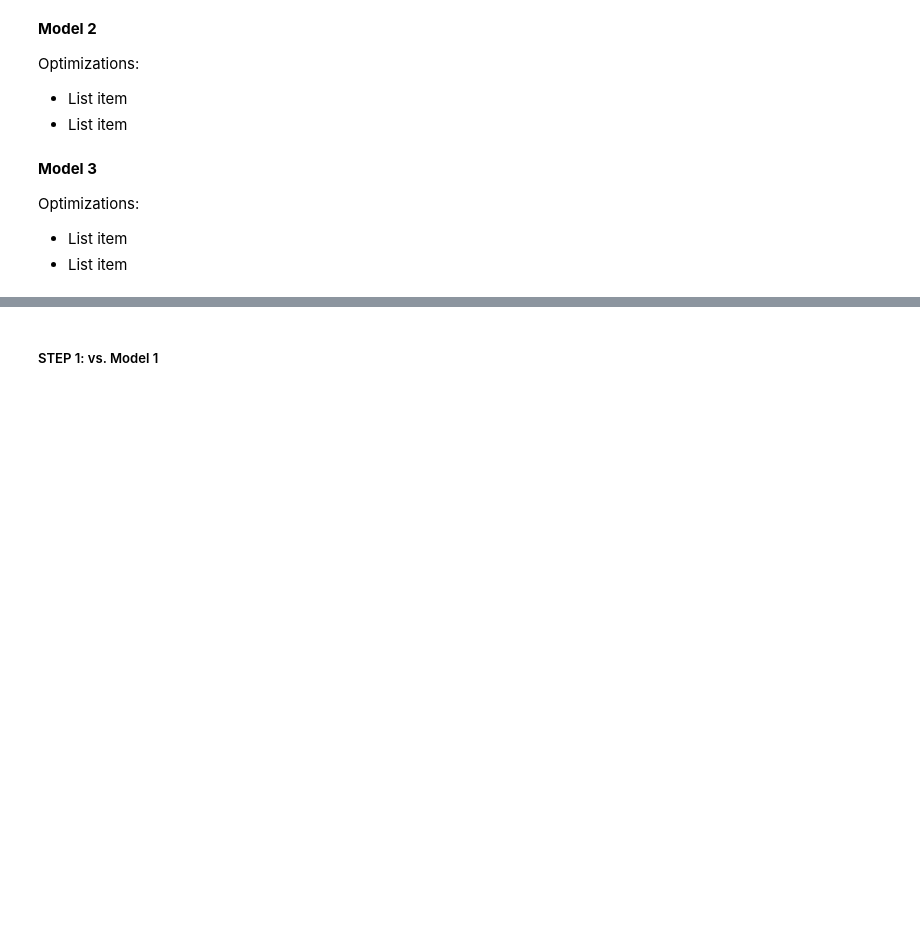
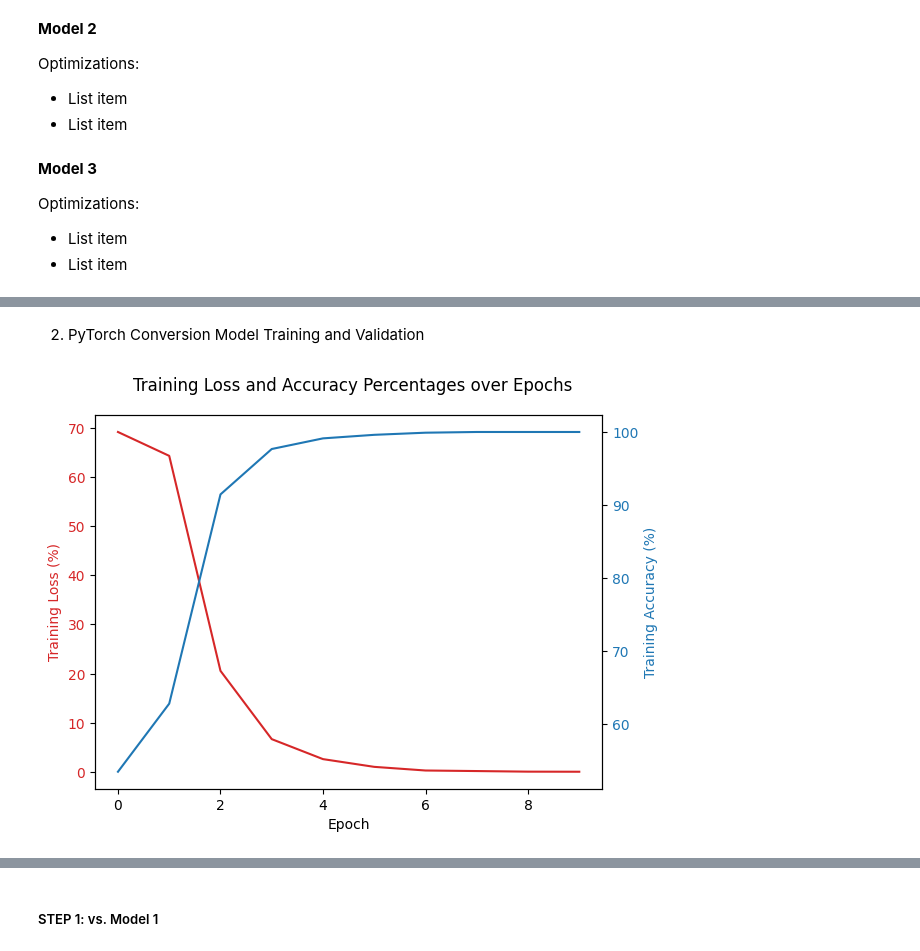
Before and after one commit to EthanNguyen-Tu/CS4644_FinalProject, a Jupyter notebook: CS4644_ThePerceptrons_Project.ipynb, the cells around one changed output, grey strips where cells are left out. Cells and saved outputs as stored; diff of their text form; code cells hidden in the pictures; blank space fills up the shorter version.

```diff
--- a/CS4644_ThePerceptrons_Project.ipynb
+++ b/CS4644_ThePerceptrons_Project.ipynb
@@ -161,0 +552,6 @@ Optimizations:
+# %%
+BATCH_SIZE = 32
+LR = 1e-4
+
+GENERATOR = torch.Generator()
+GENERATOR.manual_seed(SEED)
@@ -161,0 +566,2 @@ Optimizations:
+# %%
+pytorch_conversion_train_losses, pytorch_conversion_train_accuracies, pytorch_conversion_val_losses, pytorch_conversion_val_accuracies = train_torch(model_pytorch_conversion, learning_rate=LR)
@@ -161,0 +579,9 @@ Optimizations:
+# %%
+pytorch_conversion_history = pd.DataFrame({
+    'accuracy': pytorch_conversion_train_accuracies,
+    'loss': pytorch_conversion_train_losses,
+    'val_accuracy': pytorch_conversion_val_accuracies,
+    'val_loss': pytorch_conversion_val_losses
+})
+pytorch_conversion_history.to_csv(''.join(['/content/', project_folder, "/pytorch_conversion_history.csv"]))
+pytorch_conversion_history
@@ -161,0 +614,6 @@ Optimizations:
+# %% [markdown]
+2. PyTorch Conversion Model Training and Validation
+# %%
+loss_valid_comp(pytorch_conversion_history["loss"], pytorch_conversion_history["accuracy"], model_reference_results.epoch)
+# %% [output]
+[figure, added]
```
Also changed, not shown: parts of 110 cells of this notebook, 1 other file.
